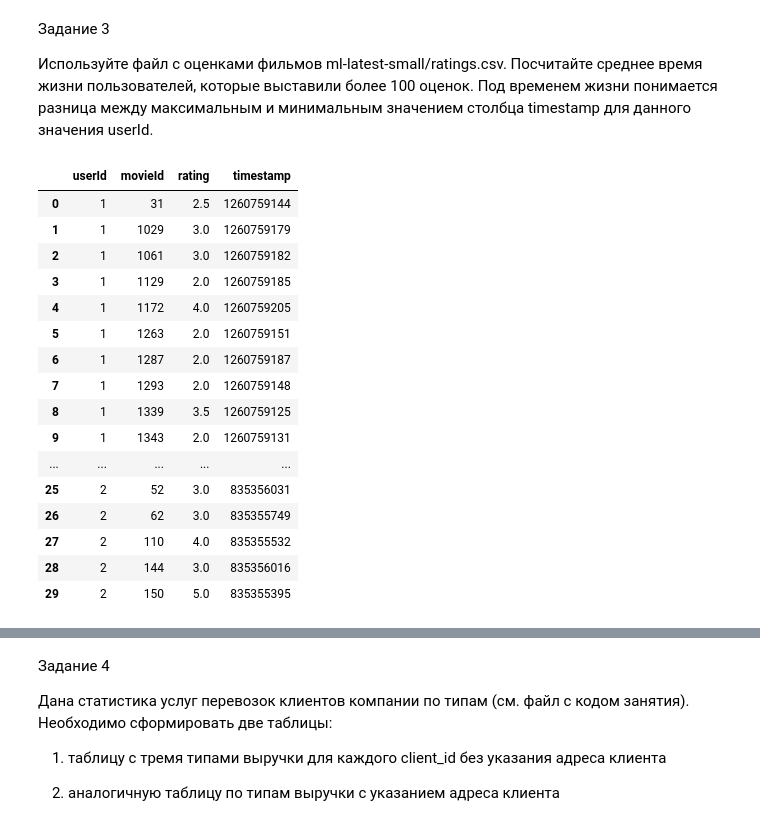
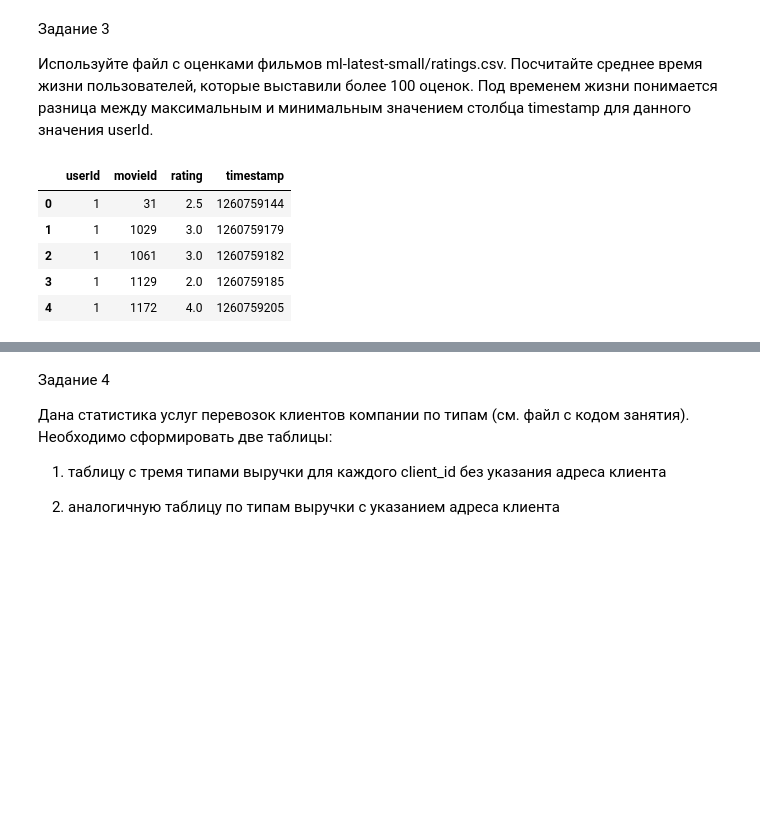
Before and after one commit to minimalistaa/pyda-16-hw-1, a Jupyter notebook: hw_12.ipynb, the cells around one changed output, grey strips where cells are left out. Drawn from its saved outputs; the diff is of its cells as text; code cells hidden in the pictures; blank space fills up the shorter version.

```diff
--- a/hw_12.ipynb
+++ b/hw_12.ipynb
@@ -83,22 +83,11 @@ urls[urls.url.str.contains('/\d{8}-', case=False, regex=True)]
 Используйте файл с оценками фильмов ml-latest-small/ratings.csv. Посчитайте среднее время жизни пользователей, которые выставили более 100 оценок. Под временем жизни понимается разница между максимальным и минимальным значением столбца timestamp для данного значения userId.
 # %%
 ratings = pd.read_csv('pro_pandas/ml-latest-small/ratings.csv')
-ratings.head(30)
+ratings.head()
 # %% [output]
 |  | userId | movieId | rating | timestamp |
 | 0 | 1 | 31 | 2.5 | 1260759144 |
 | 1 | 1 | 1029 | 3.0 | 1260759179 |
 | 2 | 1 | 1061 | 3.0 | 1260759182 |
 | 3 | 1 | 1129 | 2.0 | 1260759185 |
 | 4 | 1 | 1172 | 4.0 | 1260759205 |
-| 5 | 1 | 1263 | 2.0 | 1260759151 |
-| 6 | 1 | 1287 | 2.0 | 1260759187 |
-| 7 | 1 | 1293 | 2.0 | 1260759148 |
-| 8 | 1 | 1339 | 3.5 | 1260759125 |
-| 9 | 1 | 1343 | 2.0 | 1260759131 |
-| ... | ... | ... | ... | ... |
-| 25 | 2 | 52 | 3.0 | 835356031 |
-| 26 | 2 | 62 | 3.0 | 835355749 |
-| 27 | 2 | 110 | 4.0 | 835355532 |
-| 28 | 2 | 144 | 3.0 | 835356016 |
-| 29 | 2 | 150 | 5.0 | 835355395 |
```
Also changed, not shown: parts of 4 cells of this notebook.
